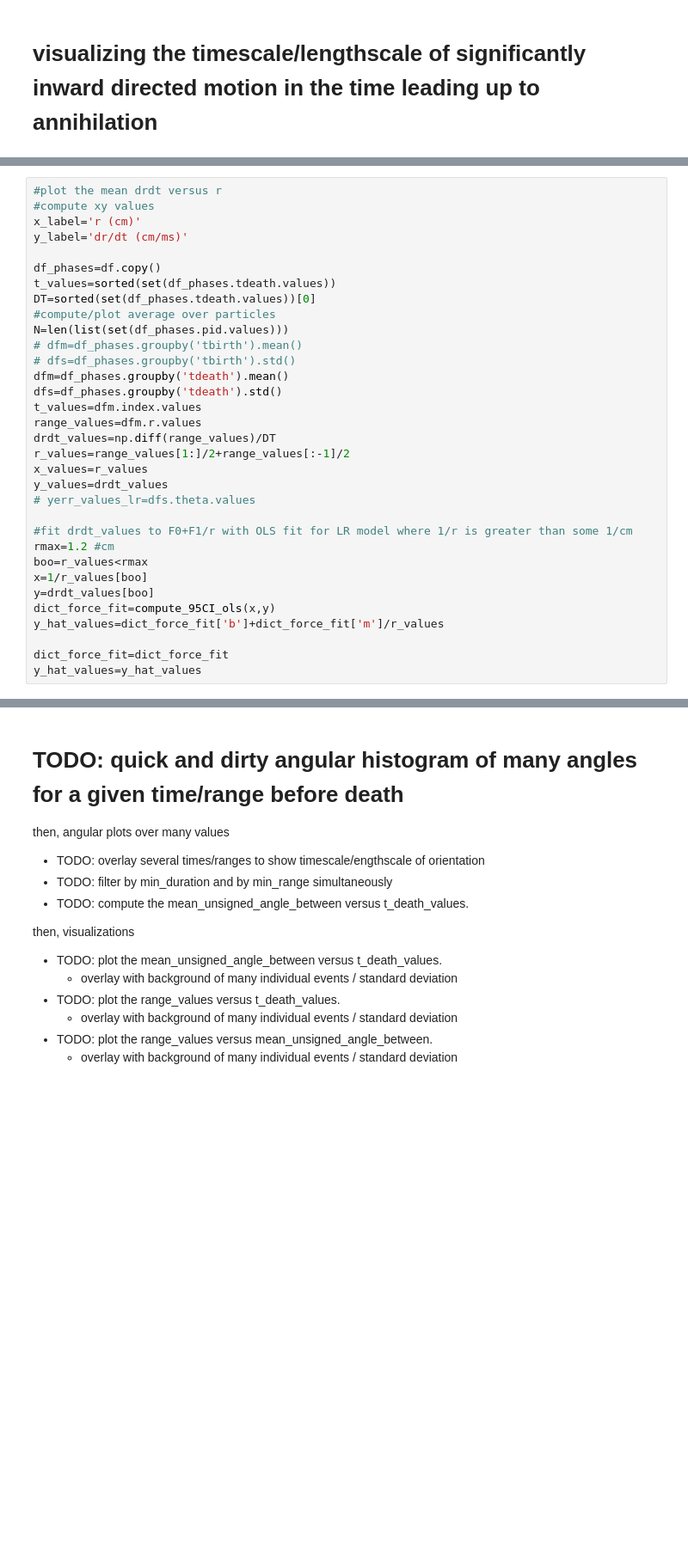
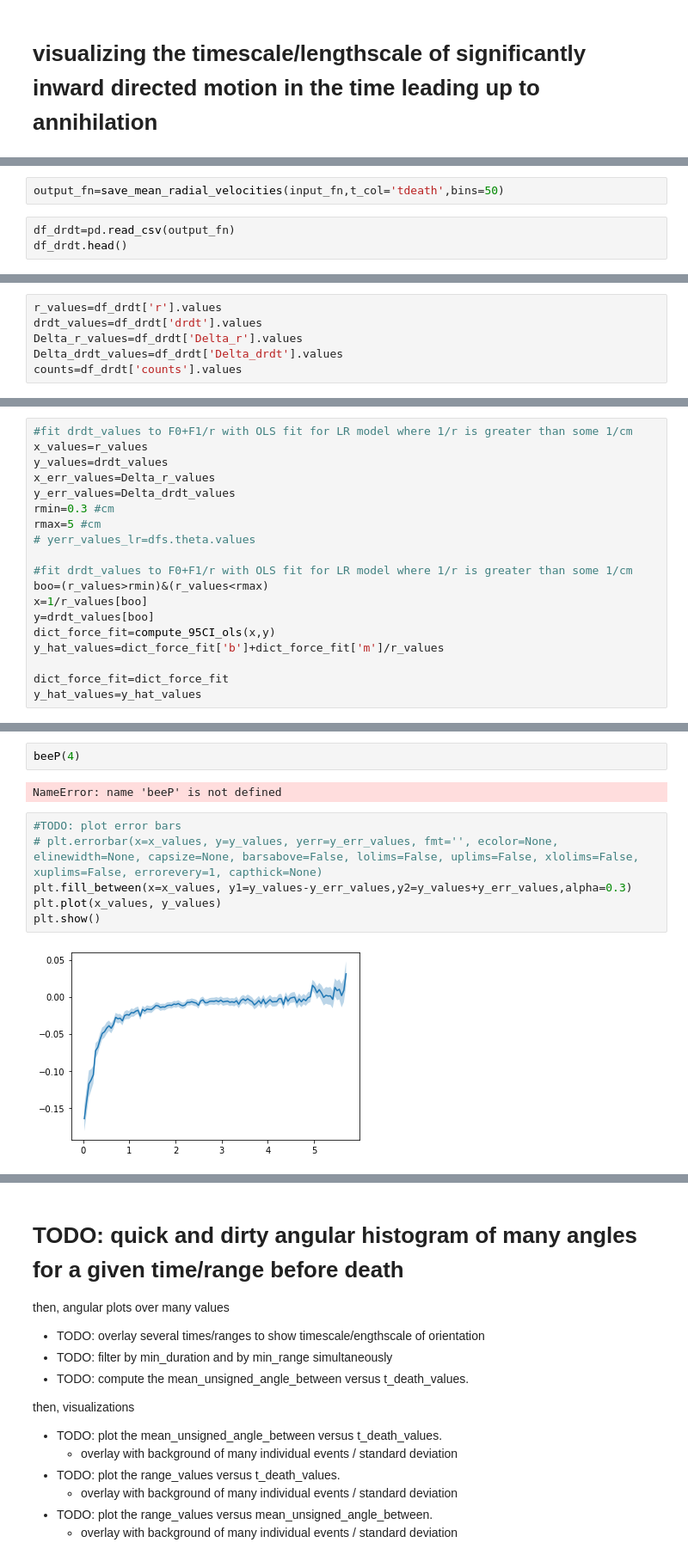
Before and after one commit to timtyree/care, a Jupyter notebook: notebooks/Measuring Average Forces between Spiral Tips.ipynb, the cells around one changed output, grey strips where cells are left out. Shown: that part at 86% size. Cells and saved outputs as stored; diff of their text form; blank space fills up the shorter version.

Commit message:
created routine for measuring mean radial velocities near annihilation or creation.  added support for error estimation via bootstrapping.

```diff
--- a/notebooks/Measuring Average Forces between Spiral Tips.ipynb
+++ b/notebooks/Measuring Average Forces between Spiral Tips.ipynb
@@ -117,0 +108,5 @@ df.head()
+# %%
+output_fn=save_mean_radial_velocities(input_fn,t_col='tdeath',bins=50)
+# %%
+df_drdt=pd.read_csv(output_fn)
+df_drdt.head()
@@ -117,0 +120,6 @@ df.head()
+# %%
+r_values=df_drdt['r'].values
+drdt_values=df_drdt['drdt'].values
+Delta_r_values=df_drdt['Delta_r'].values
+Delta_drdt_values=df_drdt['Delta_drdt'].values
+counts=df_drdt['counts'].values
@@ -118,29 +130,15 @@ df.head()
 # %%
-#plot the mean drdt versus r
-#compute xy values
-x_label='r (cm)'
-y_label='dr/dt (cm/ms)'
-
-df_phases=df.copy()
-t_values=sorted(set(df_phases.tdeath.values))
-DT=sorted(set(df_phases.tdeath.values))[0]
-#compute/plot average over particles
-N=len(list(set(df_phases.pid.values)))
-# dfm=df_phases.groupby('tbirth').mean()
-# dfs=df_phases.groupby('tbirth').std()
-dfm=df_phases.groupby('tdeath').mean()
-dfs=df_phases.groupby('tdeath').std()
-t_values=dfm.index.values
-range_values=dfm.r.values
-drdt_values=np.diff(range_values)/DT
-r_values=range_values[1:]/2+range_values[:-1]/2
+#fit drdt_values to F0+F1/r with OLS fit for LR model where 1/r is greater than some 1/cm
 x_values=r_values
 y_values=drdt_values
+x_err_values=Delta_r_values
+y_err_values=Delta_drdt_values
+rmin=0.3 #cm
+rmax=5 #cm
 # yerr_values_lr=dfs.theta.values
 
 #fit drdt_values to F0+F1/r with OLS fit for LR model where 1/r is greater than some 1/cm
-rmax=1.2 #cm
-boo=r_values<rmax
+boo=(r_values>rmin)&(r_values<rmax)
 x=1/r_values[boo]
 y=drdt_values[boo]
 dict_force_fit=compute_95CI_ols(x,y)
@@ -150,0 +168,12 @@ y_hat_values=y_hat_values
+# %%
+beeP(4)
+# %% [output]
+NameError: name 'beeP' is not defined
+# %%
+#TODO: plot error bars
+# plt.errorbar(x=x_values, y=y_values, yerr=y_err_values, fmt='', ecolor=None, elinewidth=None, capsize=None, barsabove=False, lolims=False, uplims=False, xlolims=False, xuplims=False, errorevery=1, capthick=None)
+plt.fill_between(x=x_values, y1=y_values-y_err_values,y2=y_values+y_err_values,alpha=0.3)
+plt.plot(x_values, y_values)
+plt.show()
+# %% [output]
+[figure, added]
```
Also changed, not shown: parts of 15 cells of this notebook, 9 other files.
